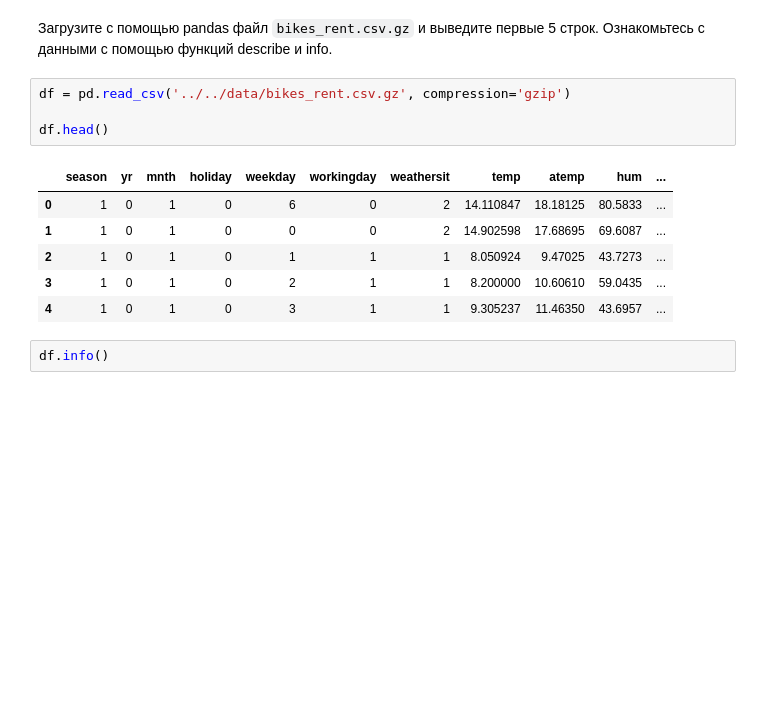
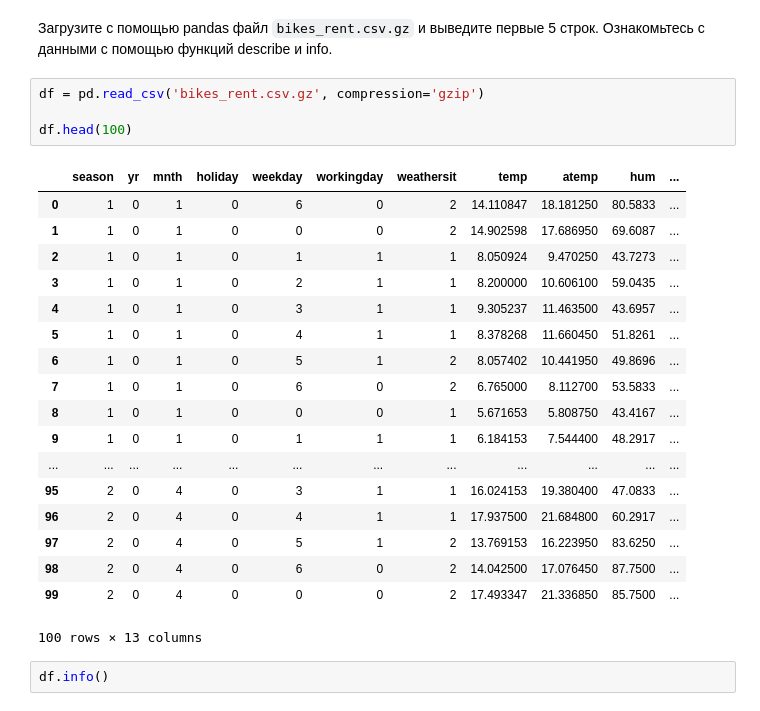
Before and after one commit to Agotsulov/ML-7bits, a Jupyter notebook: week3_homework_03-01-visualisation-homework.ipynb, the cells around one changed output. Cells and saved outputs as stored; diff of their text form; blank space fills up the shorter version.

```diff
--- a/week3_homework_03-01-visualisation-homework.ipynb
+++ b/week3_homework_03-01-visualisation-homework.ipynb
@@ -51,16 +70,28 @@ import seaborn as sns
 # %% [markdown]
 Загрузите с помощью pandas файл `bikes_rent.csv.gz` и выведите первые 5 строк. Ознакомьтесь с данными с помощью функций describe и info.
 # %%
-df = pd.read_csv('../../data/bikes_rent.csv.gz', compression='gzip')
+df = pd.read_csv('bikes_rent.csv.gz', compression='gzip')
 
-df.head()
+df.head(100)
 # %% [output]
 |  | season | yr | mnth | holiday | weekday | workingday | weathersit | temp | atemp | hum | ... |
-| 0 | 1 | 0 | 1 | 0 | 6 | 0 | 2 | 14.110847 | 18.18125 | 80.5833 | ... |
-| 1 | 1 | 0 | 1 | 0 | 0 | 0 | 2 | 14.902598 | 17.68695 | 69.6087 | ... |
-| 2 | 1 | 0 | 1 | 0 | 1 | 1 | 1 | 8.050924 | 9.47025 | 43.7273 | ... |
-| 3 | 1 | 0 | 1 | 0 | 2 | 1 | 1 | 8.200000 | 10.60610 | 59.0435 | ... |
-| 4 | 1 | 0 | 1 | 0 | 3 | 1 | 1 | 9.305237 | 11.46350 | 43.6957 | ... |
+| 0 | 1 | 0 | 1 | 0 | 6 | 0 | 2 | 14.110847 | 18.181250 | 80.5833 | ... |
+| 1 | 1 | 0 | 1 | 0 | 0 | 0 | 2 | 14.902598 | 17.686950 | 69.6087 | ... |
+| 2 | 1 | 0 | 1 | 0 | 1 | 1 | 1 | 8.050924 | 9.470250 | 43.7273 | ... |
+| 3 | 1 | 0 | 1 | 0 | 2 | 1 | 1 | 8.200000 | 10.606100 | 59.0435 | ... |
+| 4 | 1 | 0 | 1 | 0 | 3 | 1 | 1 | 9.305237 | 11.463500 | 43.6957 | ... |
+| 5 | 1 | 0 | 1 | 0 | 4 | 1 | 1 | 8.378268 | 11.660450 | 51.8261 | ... |
+| 6 | 1 | 0 | 1 | 0 | 5 | 1 | 2 | 8.057402 | 10.441950 | 49.8696 | ... |
+| 7 | 1 | 0 | 1 | 0 | 6 | 0 | 2 | 6.765000 | 8.112700 | 53.5833 | ... |
+| 8 | 1 | 0 | 1 | 0 | 0 | 0 | 1 | 5.671653 | 5.808750 | 43.4167 | ... |
+| 9 | 1 | 0 | 1 | 0 | 1 | 1 | 1 | 6.184153 | 7.544400 | 48.2917 | ... |
+| ... | ... | ... | ... | ... | ... | ... | ... | ... | ... | ... | ... |
+| 95 | 2 | 0 | 4 | 0 | 3 | 1 | 1 | 16.024153 | 19.380400 | 47.0833 | ... |
+| 96 | 2 | 0 | 4 | 0 | 4 | 1 | 1 | 17.937500 | 21.684800 | 60.2917 | ... |
+| 97 | 2 | 0 | 4 | 0 | 5 | 1 | 2 | 13.769153 | 16.223950 | 83.6250 | ... |
+| 98 | 2 | 0 | 4 | 0 | 6 | 0 | 2 | 14.042500 | 17.076450 | 87.7500 | ... |
+| 99 | 2 | 0 | 4 | 0 | 0 | 0 | 2 | 17.493347 | 21.336850 | 85.7500 | ... |
+100 rows × 13 columns
 # %%
 df.info()
 # %% [output]
```
Also changed, not shown: parts of 25 cells of this notebook, 12 other files.
